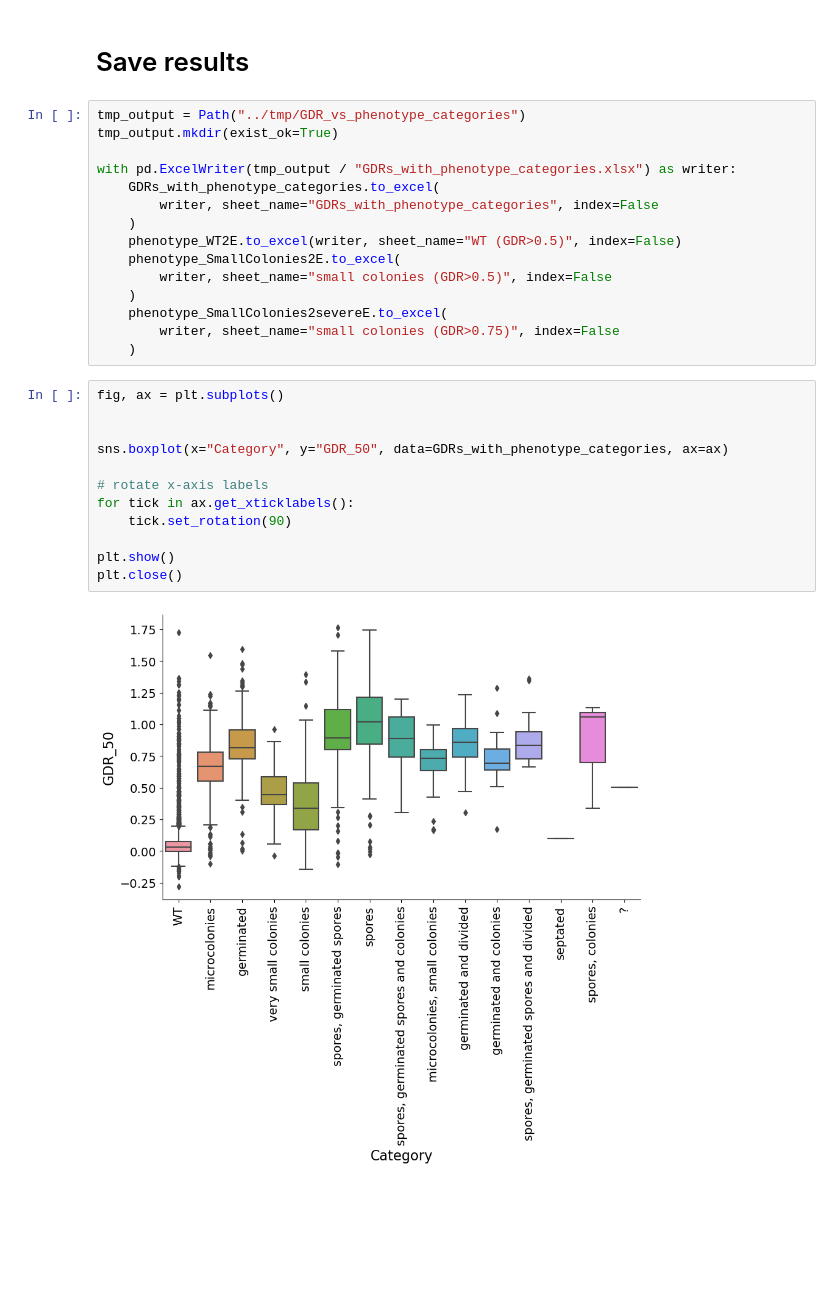
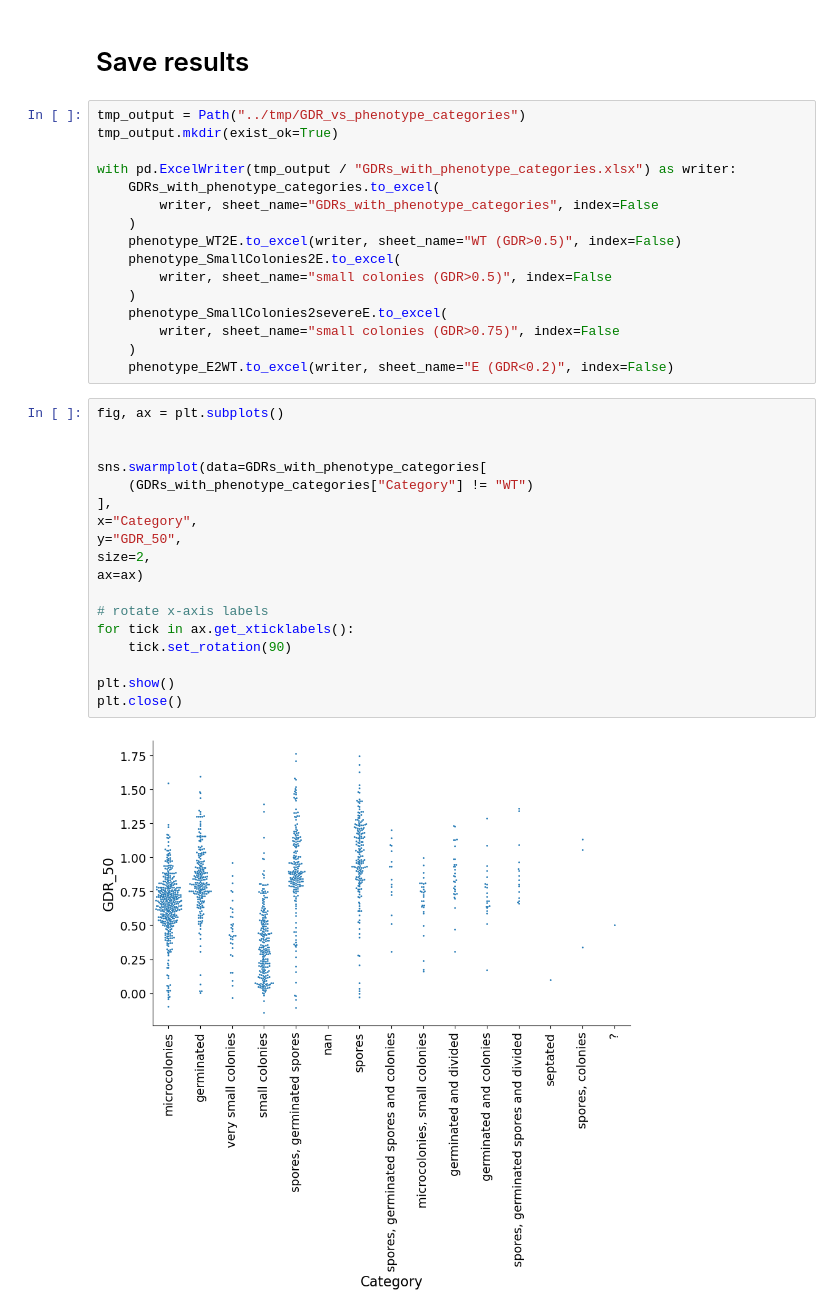
Before and after one commit to Sotdo/yangyusheng_optimized, a Jupyter notebook: GDR_analysis/notebooks/GDR_vs_phenotype_categories.ipynb, the cells around one changed output. Saved outputs shown, nothing was run; the diff lists cells and outputs as text; blank space fills up the shorter version.

```diff
--- a/GDR_analysis/notebooks/GDR_vs_phenotype_categories.ipynb
+++ b/GDR_analysis/notebooks/GDR_vs_phenotype_categories.ipynb
@@ -84,17 +101,24 @@ with pd.ExcelWriter(tmp_output / "GDRs_with_phenotype_categories.xlsx") as write
     phenotype_SmallColonies2severeE.to_excel(
         writer, sheet_name="small colonies (GDR>0.75)", index=False
     )
+    phenotype_E2WT.to_excel(writer, sheet_name="E (GDR<0.2)", index=False)
 # %%
 fig, ax = plt.subplots()
 
 
-sns.boxplot(x="Category", y="GDR_50", data=GDRs_with_phenotype_categories, ax=ax)
+sns.swarmplot(data=GDRs_with_phenotype_categories[
+    (GDRs_with_phenotype_categories["Category"] != "WT")
+],
+x="Category",
+y="GDR_50",
+size=2,
+ax=ax)
 
 # rotate x-axis labels
 for tick in ax.get_xticklabels():
     tick.set_rotation(90)
 
 plt.show()
 plt.close()
 # %% [output]
-[figure, old version]
+[figure, new version]
```
Also changed, not shown: parts of 3 cells of this notebook.
